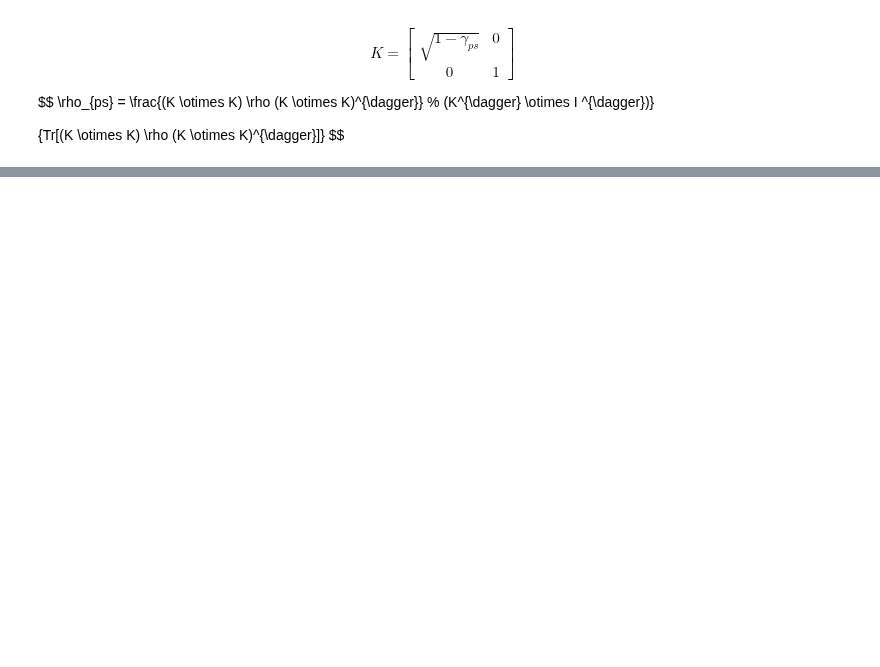
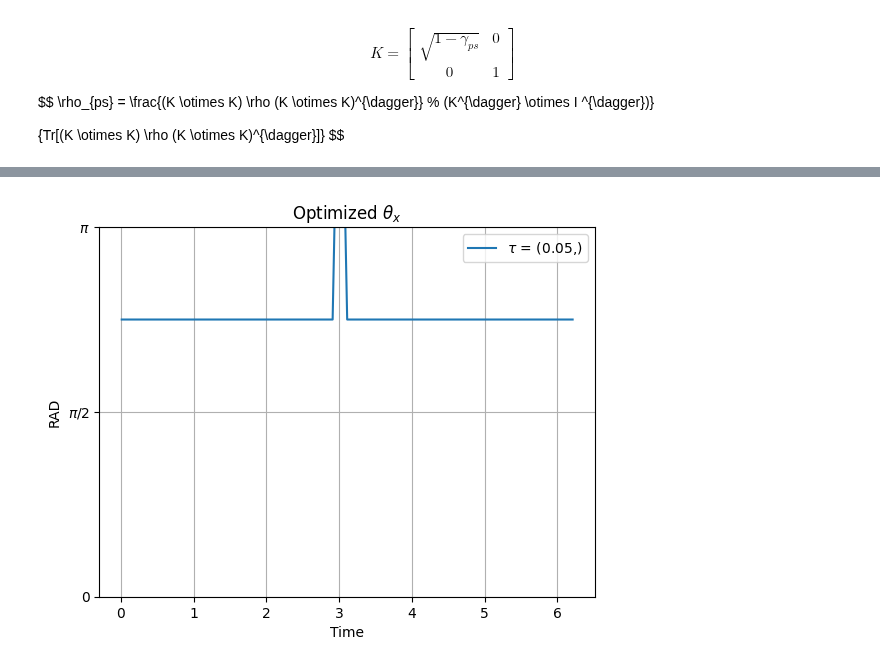
Before and after one commit to iridescent0923/Quantum_Optimization, a Jupyter notebook: Pennylane_Workspace/Optimization/[2-qubit]/scipy/[2-qubit]_scipy_local.ipynb, the cells around one changed output, grey strips where cells are left out. Cells and saved outputs as stored; diff of their text form; code cells hidden in the pictures; blank space fills up the shorter version.

```diff
--- a/Pennylane_Workspace/Optimization/[2-qubit]/scipy/[2-qubit]_scipy_local.ipynb
+++ b/Pennylane_Workspace/Optimization/[2-qubit]/scipy/[2-qubit]_scipy_local.ipynb
@@ -298,0 +311,16 @@ CFI = 0.0010121794169930742 Paras = [2.35619418 2.35619418 1.57079633 1.57079633
+# %%
+plt.plot(Data[:,0], Data[:,2], label = f'$\\tau$ = {tau_set}')
+
+plt.yticks(
+    [-np.pi, -np.pi/2, 0, np.pi/2, np.pi, (3*np.pi)/2, 2*np.pi],
+    ['$-\pi$', '$-\pi/2$', '0', '$\pi/2$', '$\pi$', '$3\pi/2$', '$2\pi$']
+)
+plt.ylim(0, np.pi)
+plt.title(f'Optimized $\\theta_{{x}}$')
+plt.xlabel('Time')
+plt.ylabel('RAD')
+plt.grid()
+plt.legend()
+plt.show()
+# %% [output]
+[figure, added]
```
Also changed, not shown: parts of 9 cells of this notebook, 8 other files.
